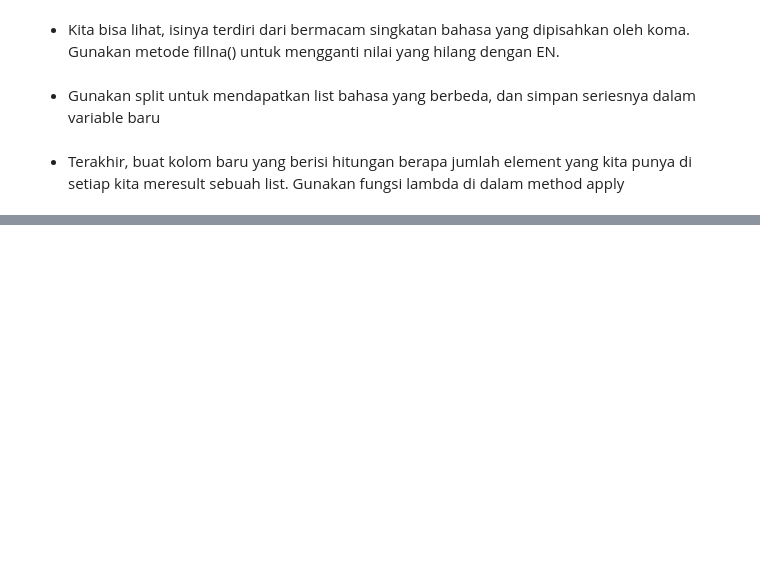
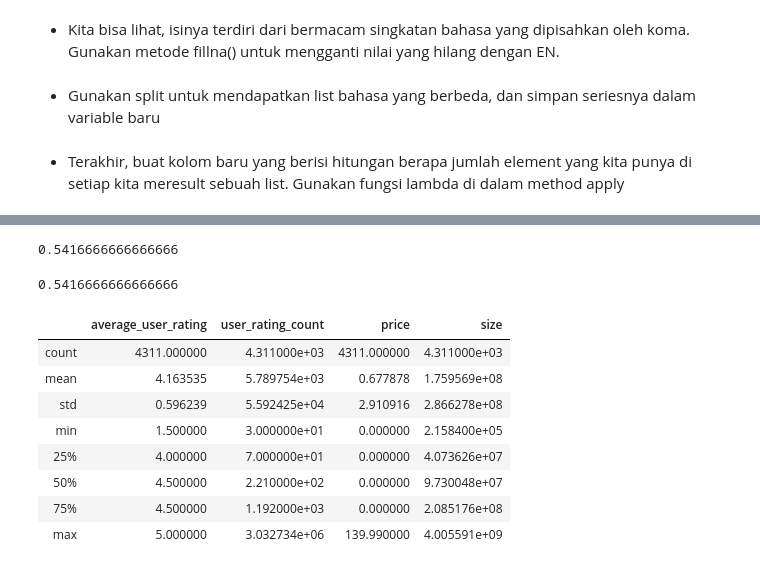
Before and after one commit to samyon7/Statistics-Python, a Jupyter notebook: Work_7/work_7-1.ipynb, the cells around one changed output, grey strips where cells are left out. Cells and saved outputs as stored; diff of their text form; code cells hidden in the pictures; blank space fills up the shorter version.

```diff
--- a/Work_7/work_7-1.ipynb
+++ b/Work_7/work_7-1.ipynb
@@ -222,0 +306,20 @@ games2['n_languages'] = list_of_languages.apply(lambda x: len(x))
+# %%
+(mean_heights >= 1.8).sum()/mean_heights.shape[0]
+# %% [output]
+0.5416666666666666
+# %%
+(mean_heights >= 1.8).mean()
+# %% [output]
+0.5416666666666666
+# %%
+games.describe()
+# %% [output]
+|  | average_user_rating | user_rating_count | price | size |
+| count | 4311.000000 | 4.311000e+03 | 4311.000000 | 4.311000e+03 |
+| mean | 4.163535 | 5.789754e+03 | 0.677878 | 1.759569e+08 |
+| std | 0.596239 | 5.592425e+04 | 2.910916 | 2.866278e+08 |
+| min | 1.500000 | 3.000000e+01 | 0.000000 | 2.158400e+05 |
+| 25% | 4.000000 | 7.000000e+01 | 0.000000 | 4.073626e+07 |
+| 50% | 4.500000 | 2.210000e+02 | 0.000000 | 9.730048e+07 |
+| 75% | 4.500000 | 1.192000e+03 | 0.000000 | 2.085176e+08 |
+| max | 5.000000 | 3.032734e+06 | 139.990000 | 4.005591e+09 |
```
Also changed, not shown: parts of 9 cells of this notebook.
